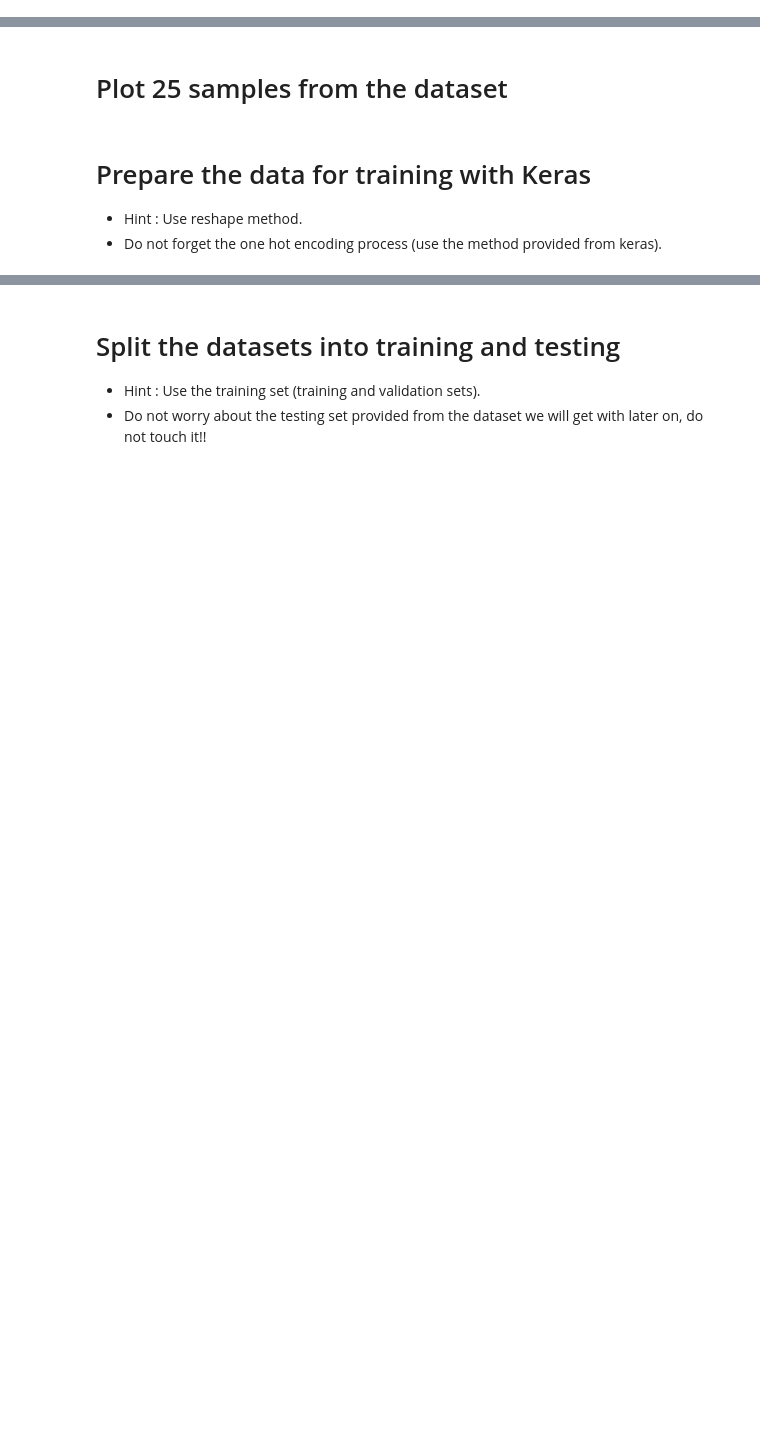
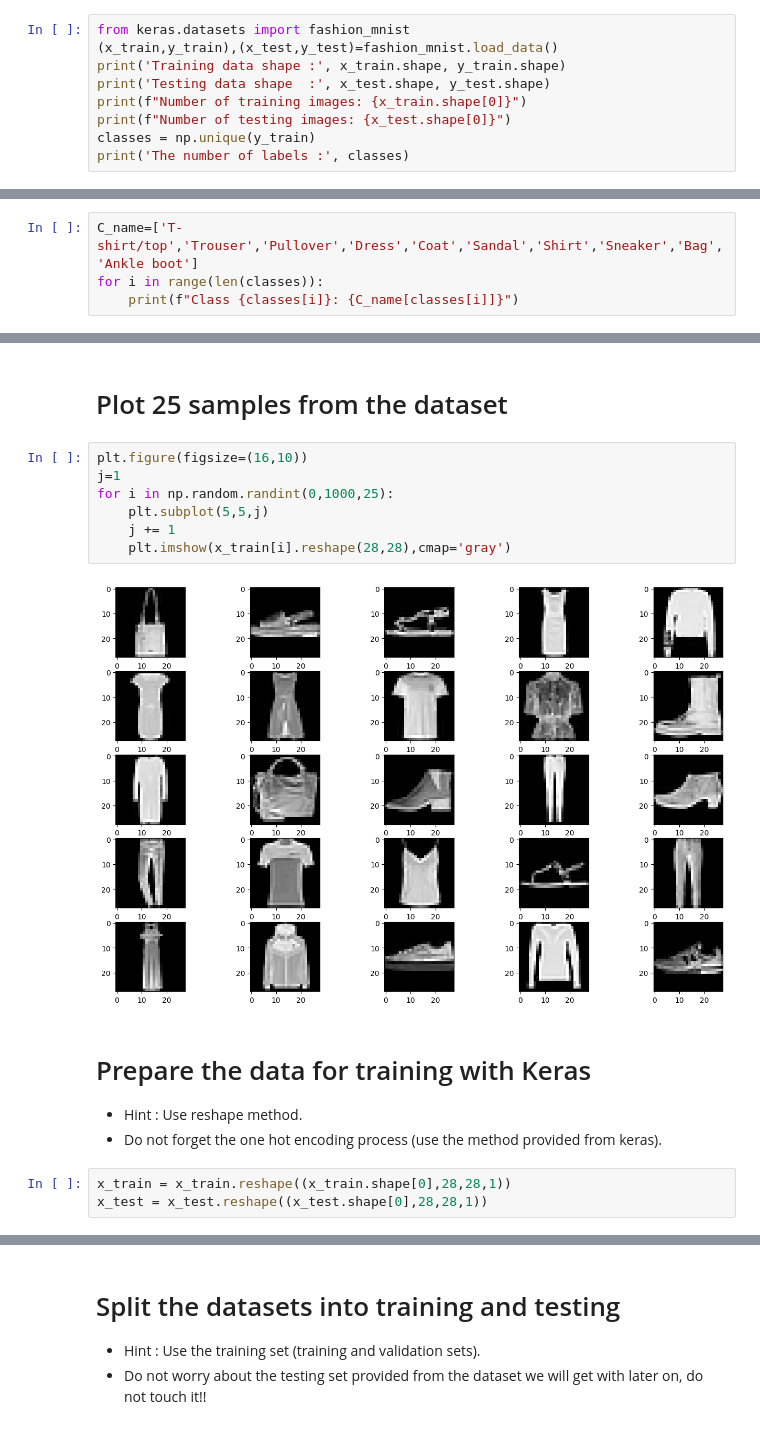
Before and after one commit to Tuwaiq-Data-Science-Bootcamp-V5/CNN_FashionMNIST, a Jupyter notebook: NeuralNetworks-Fashion.ipynb, the cells around one changed output, grey strips where cells are left out. Drawn from its saved outputs; the diff is of its cells as text; blank space fills up the shorter version.

```diff
--- a/NeuralNetworks-Fashion.ipynb
+++ b/NeuralNetworks-Fashion.ipynb
@@ -6,3 +26,12 @@
 - Dataset provided from keras.
 - Print the number of training images and testing images.
 - Print the number of labels (unique).
+# %%
+from keras.datasets import fashion_mnist
+(x_train,y_train),(x_test,y_test)=fashion_mnist.load_data()
+print('Training data shape :', x_train.shape, y_train.shape)
+print('Testing data shape  :', x_test.shape, y_test.shape)
+print(f"Number of training images: {x_train.shape[0]}")
+print(f"Number of testing images: {x_test.shape[0]}")
+classes = np.unique(y_train)
+print('The number of labels :', classes)
@@ -11,2 +52,6 @@
 # %% [markdown]
 # The labels are encoded, find the name of each encoded label.
+# %%
+C_name=['T-shirt/top','Trouser','Pullover','Dress','Coat','Sandal','Shirt','Sneaker','Bag','Ankle boot']
+for i in range(len(classes)):
+    print(f"Class {classes[i]}: {C_name[classes[i]]}")
@@ -13,7 +69,19 @@
 # %% [markdown]
 # Plot 25 samples from the dataset
+# %%
+plt.figure(figsize=(16,10))
+j=1
+for i in np.random.randint(0,1000,25):
+    plt.subplot(5,5,j)
+    j += 1
+    plt.imshow(x_train[i].reshape(28,28),cmap='gray')
+# %% [output]
+[figure, added]
 # %% [markdown]
 # Prepare the data for training with Keras
 
 - Hint : Use reshape method.
 - Do not forget the one hot encoding process (use the method provided from keras).
+# %%
+x_train = x_train.reshape((x_train.shape[0],28,28,1))
+x_test = x_test.reshape((x_test.shape[0],28,28,1))
```
Also changed, not shown: parts of 19 cells of this notebook, 1 other file.
